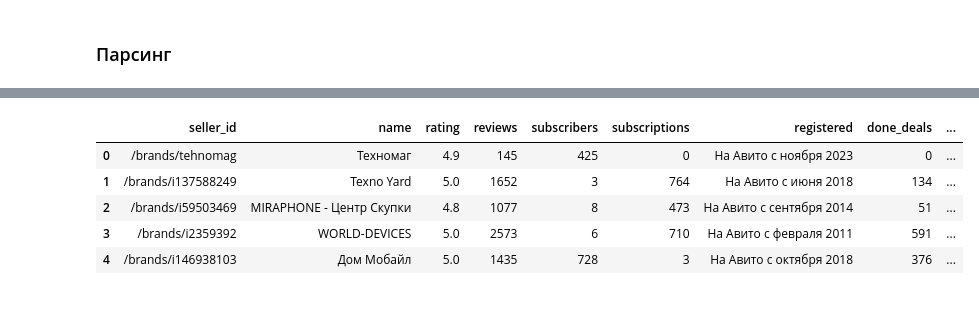
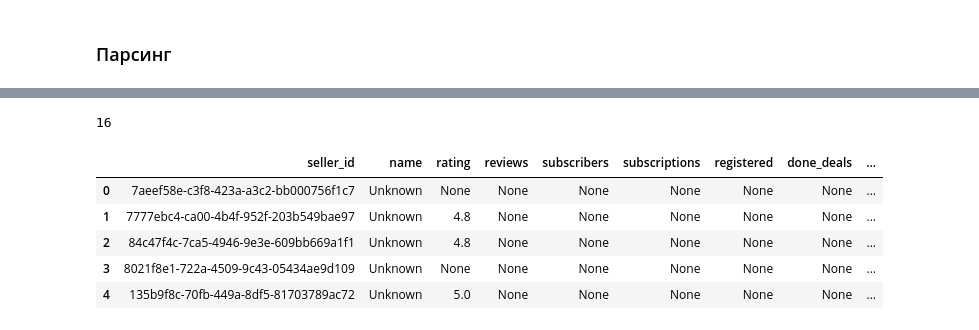
Before and after one commit to MomsDeveloper/AvitoPhoneInsights, a Jupyter notebook: src/parser/data_parser.ipynb, the cells around one changed output, grey strips where cells are left out. Saved outputs shown, nothing was run; the diff lists cells and outputs as text; code cells hidden in the pictures.

```diff
--- a/src/parser/data_parser.ipynb
+++ b/src/parser/data_parser.ipynb
@@ -186,17 +187,19 @@ driver.quit()
 # %%
 # read data from parquet files
 data = []
 for file in os.listdir(output_folder):
-    if file.endswith('.parquet'):
+    if file.endswith('.parquet') and file.startswith('sellers'):
         df = pd.read_parquet(f'{output_folder}/{file}')
         data.append(df)
 
 # get parquet files in
-data[3].head()
+print(len(data))
+data[0].head()
 # %% [output]
+16
 |  | seller_id | name | rating | reviews | subscribers | subscriptions | registered | done_deals | ... |
-| 0 | /brands/tehnomag | Техномаг | 4.9 | 145 | 425 | 0 | На Авито с ноября 2023 | 0 | ... |
-| 1 | /brands/i137588249 | Texno Yard | 5.0 | 1652 | 3 | 764 | На Авито с июня 2018 | 134 | ... |
-| 2 | /brands/i59503469 | MIRAPHONE - Центр Скупки | 4.8 | 1077 | 8 | 473 | На Авито с сентября 2014 | 51 | ... |
-| 3 | /brands/i2359392 | WORLD-DEVICES | 5.0 | 2573 | 6 | 710 | На Авито с февраля 2011 | 591 | ... |
-| 4 | /brands/i146938103 | Дом Мобайл | 5.0 | 1435 | 728 | 3 | На Авито с октября 2018 | 376 | ... |
+| 0 | 7aeef58e-c3f8-423a-a3c2-bb000756f1c7 | Unknown | None | None | None | None | None | None | ... |
+| 1 | 7777ebc4-ca00-4b4f-952f-203b549bae97 | Unknown | 4.8 | None | None | None | None | None | ... |
+| 2 | 84c47f4c-7ca5-4946-9e3e-609bb669a1f1 | Unknown | 4.8 | None | None | None | None | None | ... |
+| 3 | 8021f8e1-722a-4509-9c43-05434ae9d109 | Unknown | None | None | None | None | None | None | ... |
+| 4 | 135b9f8c-70fb-449a-8df5-81703789ac72 | Unknown | 5.0 | None | None | None | None | None | ... |
```
Also changed, not shown: parts of 5 cells of this notebook, 41 other files.
